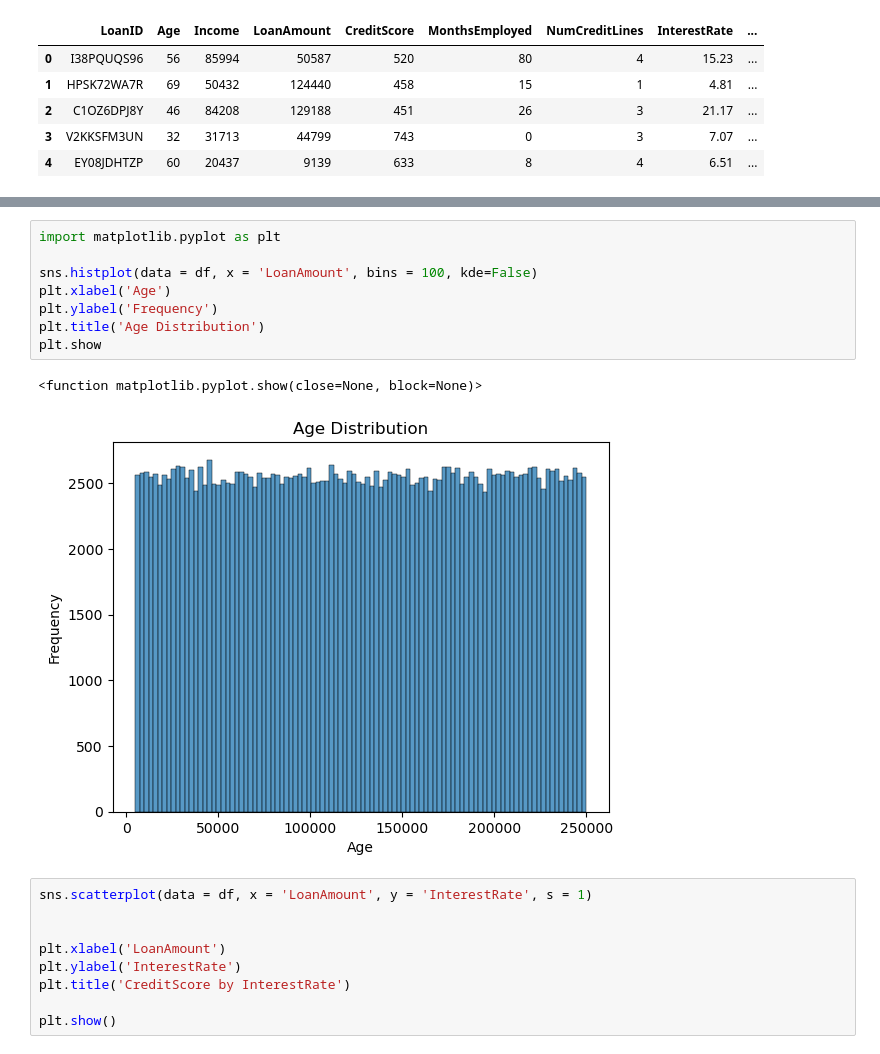
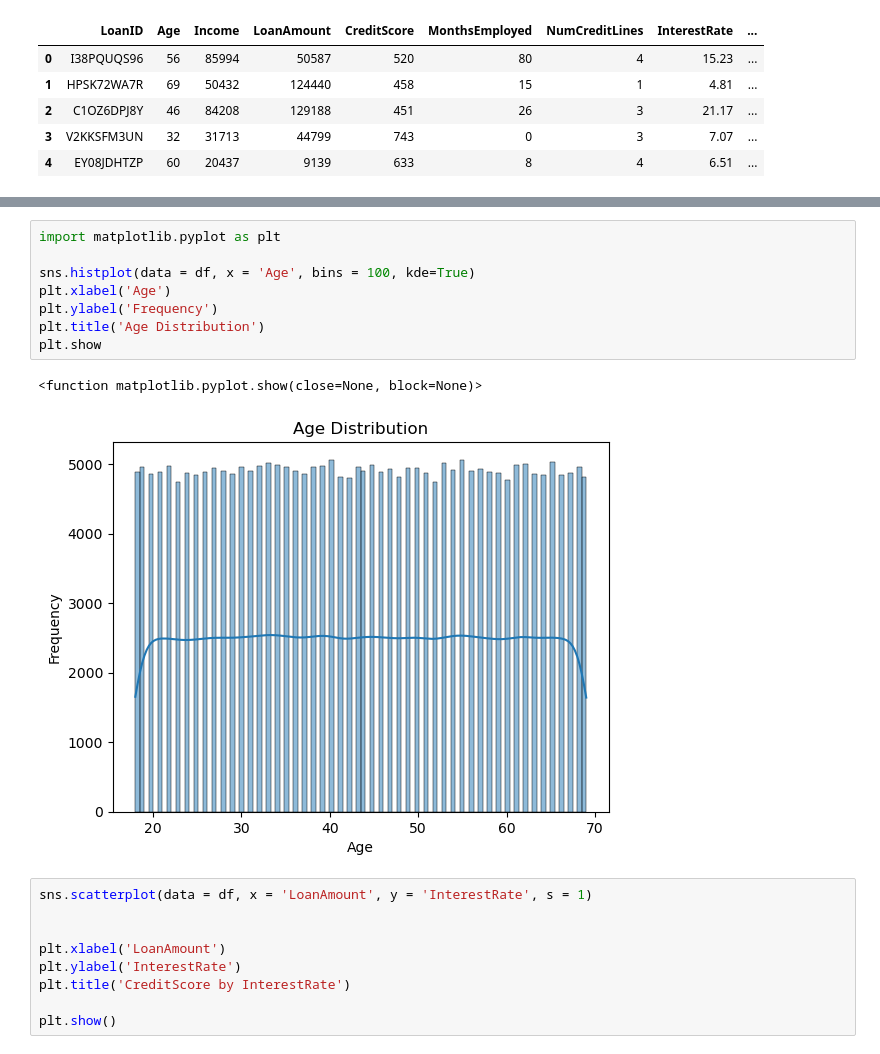
Before and after one commit to IhFahn/Loan-Default-Prediction, a Jupyter notebook: BRF.ipynb, the cells around one changed output, grey strips where cells are left out. Cells and saved outputs as stored; diff of their text form.

```diff
--- a/BRF.ipynb
+++ b/BRF.ipynb
@@ -15,14 +62,14 @@ df.head()
 # %%
 import matplotlib.pyplot as plt
 
-sns.histplot(data = df, x = 'LoanAmount', bins = 100, kde=False)
+sns.histplot(data = df, x = 'Age', bins = 100, kde=True)
 plt.xlabel('Age')
 plt.ylabel('Frequency')
 plt.title('Age Distribution')
 plt.show
 # %% [output]
 <function matplotlib.pyplot.show(close=None, block=None)>
-[figure, old version]
+[figure, new version]
 # %%
 sns.scatterplot(data = df, x = 'LoanAmount', y = 'InterestRate', s = 1)
 
```
Also changed, not shown: parts of 38 cells of this notebook.
